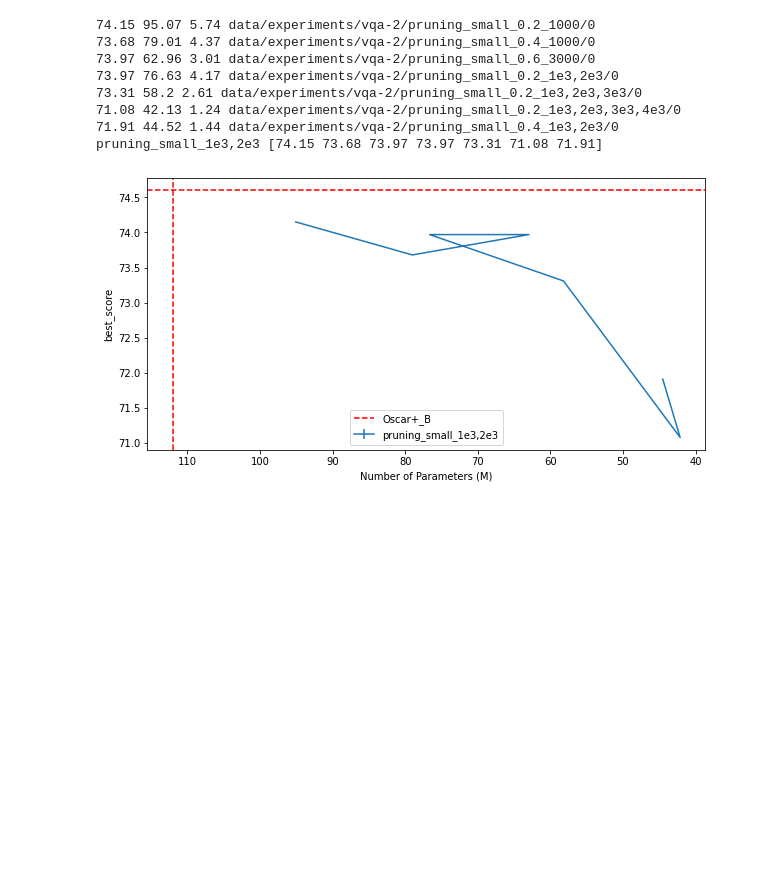
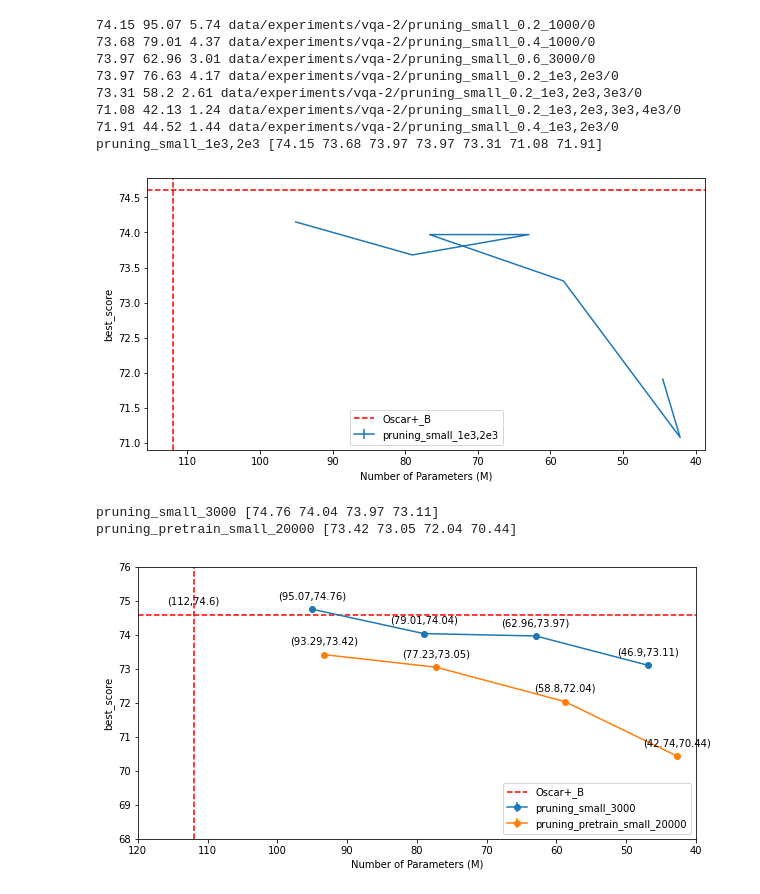
Before and after one commit to liqing-ustc/Oscar, a Jupyter notebook: results_analysis.ipynb, the cells around one changed output. Drawn from its saved outputs; the diff is of its cells as text; code cells hidden in the pictures; blank space fills up the shorter version.

```diff
--- a/results_analysis.ipynb
+++ b/results_analysis.ipynb
@@ -177,3 +177,76 @@ plt.show()
 71.91 44.52 1.44 data/experiments/vqa-2/pruning_small_0.4_1e3,2e3/0
 pruning_small_1e3,2e3 [74.15 73.68 73.97 73.97 73.31 71.08 71.91]
 [figure]
+# %%
+plt.figure(figsize=(10, 5))
+for pruning_steps in [3000]:
+    output_dir = 'data/experiments/vqa-2/pruning_{}_{}_{}/{}'
+    n_repeat = 1
+    metric = 'best_score'
+    for pruning_strategy in ['small']:
+        params = []
+        res = []
+        for pruning_ratio in [0.2, 0.4, 0.6, 0.8]:
+            for seed in range(n_repeat):
+                resolved_output_dir = output_dir.format(pruning_strategy, pruning_ratio, pruning_steps, seed)
+                data = json.load(open(resolved_output_dir + '/saved_info.json'))
+                params.append(data['params'])
+                res.append(data[metric])
+        params = np.array(params).reshape((-1, n_repeat))
+        res = np.array(res).reshape((-1, n_repeat))
+        params = params.mean(1)
+        label = 'pruning_{}_{}'.format(pruning_strategy, pruning_steps)
+        plt.errorbar(params, res.mean(1), res.std(1), fmt='o-', label = label)
+        print(label, res.mean(1))
+        for x,y in zip(params,res.mean(1)):
+            plt.annotate(f"({x},{y})", (x,y), textcoords="offset points", xytext=(0,10), ha='center')
+
+task = 'vqa'
+ckpt = 'checkpoint-0250000-slimming'
+for pruning_steps in [20000]:
+    output_dir = 'data/experiments/pretrain/pruning_{}_{}_{}/{}/{}/{}'
+    n_repeat = 1
+    metric = 'best_score'
+    for pruning_strategy in ['small']:
+        params = []
+        res = []
+        for pruning_ratio in [0.2, 0.4, 0.6, 0.8]:
+            for seed in range(n_repeat):
+                resolved_output_dir = output_dir.format(pruning_strategy, pruning_ratio, pruning_steps, seed, task, ckpt)
+                data = json.load(open(resolved_output_dir + '/saved_info.json'))
+                res.append(data[metric])
+                if 'params' not in data:
+                    resolved_output_dir = output_dir.format(pruning_strategy, pruning_ratio, pruning_steps, seed, 'pretrain', '')
+                    data['params'] = json.load(open(resolved_output_dir + '/saved_info.json'))['params']
+                params.append(data['params'])
+
+        params = np.array(params).reshape((-1, n_repeat))
+        res = np.array(res).reshape((-1, n_repeat))
+        params = params.mean(1)
+        label = 'pruning_pretrain_{}_{}'.format(pruning_strategy, pruning_steps)
+        plt.errorbar(params, res.mean(1), res.std(1), fmt='o-', label = label)
+        print(label, res.mean(1))
+        for x,y in zip(params,res.mean(1)):
+            plt.annotate(f"({x},{y})", (x,y), textcoords="offset points", xytext=(0,10), ha='center')
+
+x, y = 112, 74.6
+plt.axhline(y=y, color='r', linestyle="dashed", label='Oscar+_B')
+plt.axvline(x=x, color='r', linestyle="dashed")
+plt.annotate(f"({x},{y})", (x,y), textcoords="offset points", xytext=(0,10), ha='center')
+# plt.plot(45.7,119.8,'b*', label='MiniVLM')
+# plt.plot(45.7,120.8,'gD', label='DistillVLM')
+# plt.plot(45.7,118.8,'ro', label='R101 + MiniLM')
+# plt.plot(45.7,115,'yx', label='Tee + MiniLM')
+
+plt.ylim([68, 76])
+plt.xlim([40, 120])
+plt.xlabel('Number of Parameters (M)')
+plt.ylabel(metric)
+plt.gca().invert_xaxis()
+plt.legend()
+plt.savefig('output/res.png', dpi=300)
+plt.show()
+# %% [output]
+pruning_small_3000 [74.76 74.04 73.97 73.11]
+pruning_pretrain_small_20000 [73.42 73.05 72.04 70.44]
+[figure, added]
```
Also changed, not shown: parts of 1 cell of this notebook, 2 other files.
